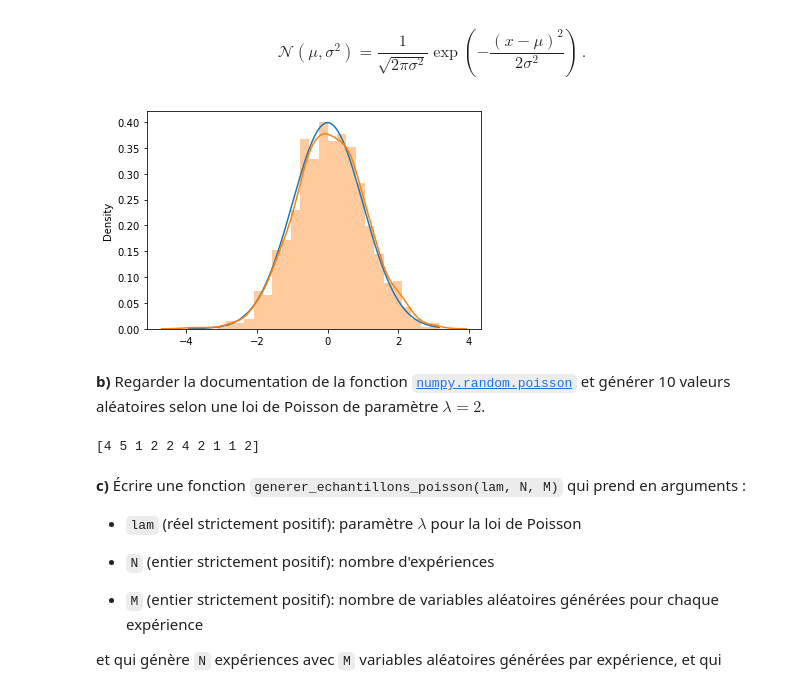
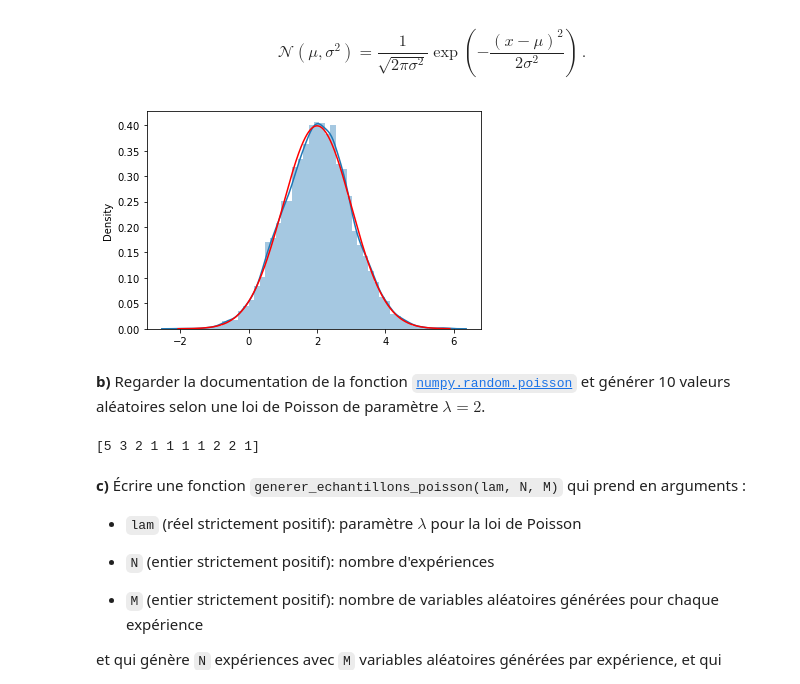
Before and after one commit to AntonioHorcasSerrano/LU2MA100, a Jupyter notebook: devoir-2.ipynb, the cells around one changed output. Cells and saved outputs as stored; diff of their text form; code cells hidden in the pictures.

```diff
--- a/devoir-2.ipynb
+++ b/devoir-2.ipynb
@@ -375,15 +404,19 @@ def densite_loi_normale(x, mu, var):
     k = zip(x, N)
     return k
 # %%
+# On vérifie avec distplot()
+# https://seaborn.pydata.org/generated/seaborn.distplot.html
+import scipy.stats as stats
 import seaborn as sns
-s = np.random.normal(0, 1, 1000)
-L =  densite_loi_normale(s, 0, 1)
+
+s = np.random.normal(2, 1, 10000)
+L =  densite_loi_normale(s, 2, 1)
 x, y = zip(*sorted(L))
-plt.plot(x,y)
-sns.distplot(s)
+ax = sns.distplot(s)
+ax.plot(x,y, color='r') # en rouge
 plt.show()
 # %% [output]
-[figure, old version]
+[figure, new version]
 # %% [markdown]
 
 
@@ -391,8 +424,9 @@ plt.show()
 Regarder la documentation de la fonction [`numpy.random.poisson`](https://numpy.org/doc/stable/reference/random/generated/numpy.random.poisson.html) et générer 10 valeurs aléatoires selon une loi de Poisson de paramètre $\lambda = 2$.
 # %%
 s = np.random.poisson(2, 10)
+print(s)
 # %% [output]
-[4 5 1 2 2 4 2 1 1 2]
+[5 3 2 1 1 1 1 2 2 1]
 # %% [markdown]
 
 **c)**
```
Also changed, not shown: parts of 25 cells of this notebook.
